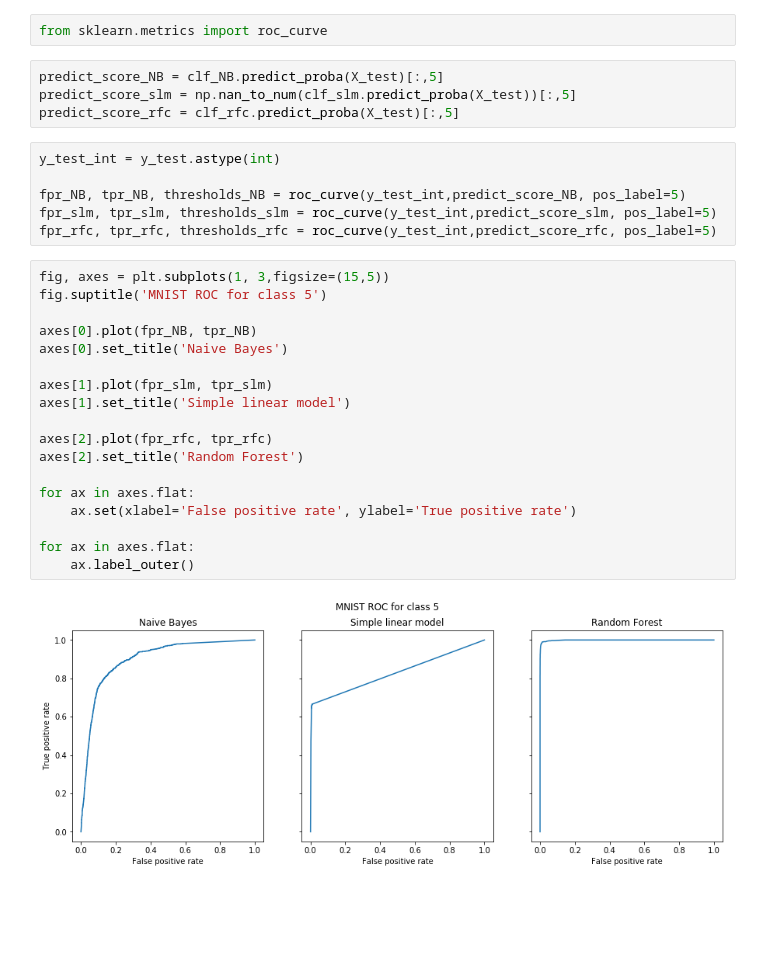
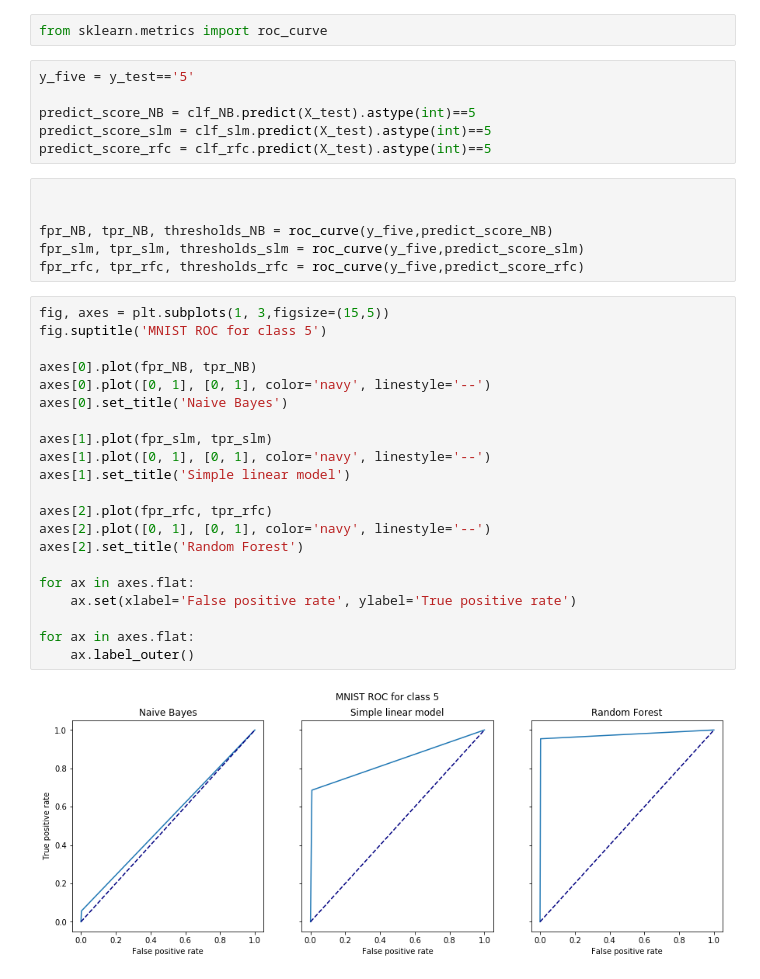
Before and after one commit to FabioCoder/DataScienceSS20, a Jupyter notebook: Exercises/5_a_Classification.ipynb, the cells around one changed output. Saved outputs shown, nothing was run; the diff lists cells and outputs as text; blank space fills up the shorter version.

```diff
--- a/Exercises/5_a_Classification.ipynb
+++ b/Exercises/5_a_Classification.ipynb
@@ -128,32 +128,37 @@ test F-Measure Random Forest 0.9704654768659013
 # %%
 from sklearn.metrics import roc_curve
 # %%
-predict_score_NB = clf_NB.predict_proba(X_test)[:,5]
-predict_score_slm = np.nan_to_num(clf_slm.predict_proba(X_test))[:,5]
-predict_score_rfc = clf_rfc.predict_proba(X_test)[:,5]
+y_five = y_test=='5'
+
+predict_score_NB = clf_NB.predict(X_test).astype(int)==5
+predict_score_slm = clf_slm.predict(X_test).astype(int)==5
+predict_score_rfc = clf_rfc.predict(X_test).astype(int)==5
 # %%
-y_test_int = y_test.astype(int)
 
-fpr_NB, tpr_NB, thresholds_NB = roc_curve(y_test_int,predict_score_NB, pos_label=5)
-fpr_slm, tpr_slm, thresholds_slm = roc_curve(y_test_int,predict_score_slm, pos_label=5)
-fpr_rfc, tpr_rfc, thresholds_rfc = roc_curve(y_test_int,predict_score_rfc, pos_label=5)
+
+fpr_NB, tpr_NB, thresholds_NB = roc_curve(y_five,predict_score_NB)
+fpr_slm, tpr_slm, thresholds_slm = roc_curve(y_five,predict_score_slm)
+fpr_rfc, tpr_rfc, thresholds_rfc = roc_curve(y_five,predict_score_rfc)
 # %%
 fig, axes = plt.subplots(1, 3,figsize=(15,5))
 fig.suptitle('MNIST ROC for class 5')
 
 axes[0].plot(fpr_NB, tpr_NB)
+axes[0].plot([0, 1], [0, 1], color='navy', linestyle='--')
 axes[0].set_title('Naive Bayes')
 
 axes[1].plot(fpr_slm, tpr_slm)
+axes[1].plot([0, 1], [0, 1], color='navy', linestyle='--')
 axes[1].set_title('Simple linear model')
 
 axes[2].plot(fpr_rfc, tpr_rfc)
+axes[2].plot([0, 1], [0, 1], color='navy', linestyle='--')
 axes[2].set_title('Random Forest')
 
 for ax in axes.flat:
     ax.set(xlabel='False positive rate', ylabel='True positive rate')
 
 for ax in axes.flat:
     ax.label_outer()
 # %% [output]
-[figure, old version]
+[figure, new version]
```
Also changed, not shown: parts of 6 cells of this notebook, 1 other file.
